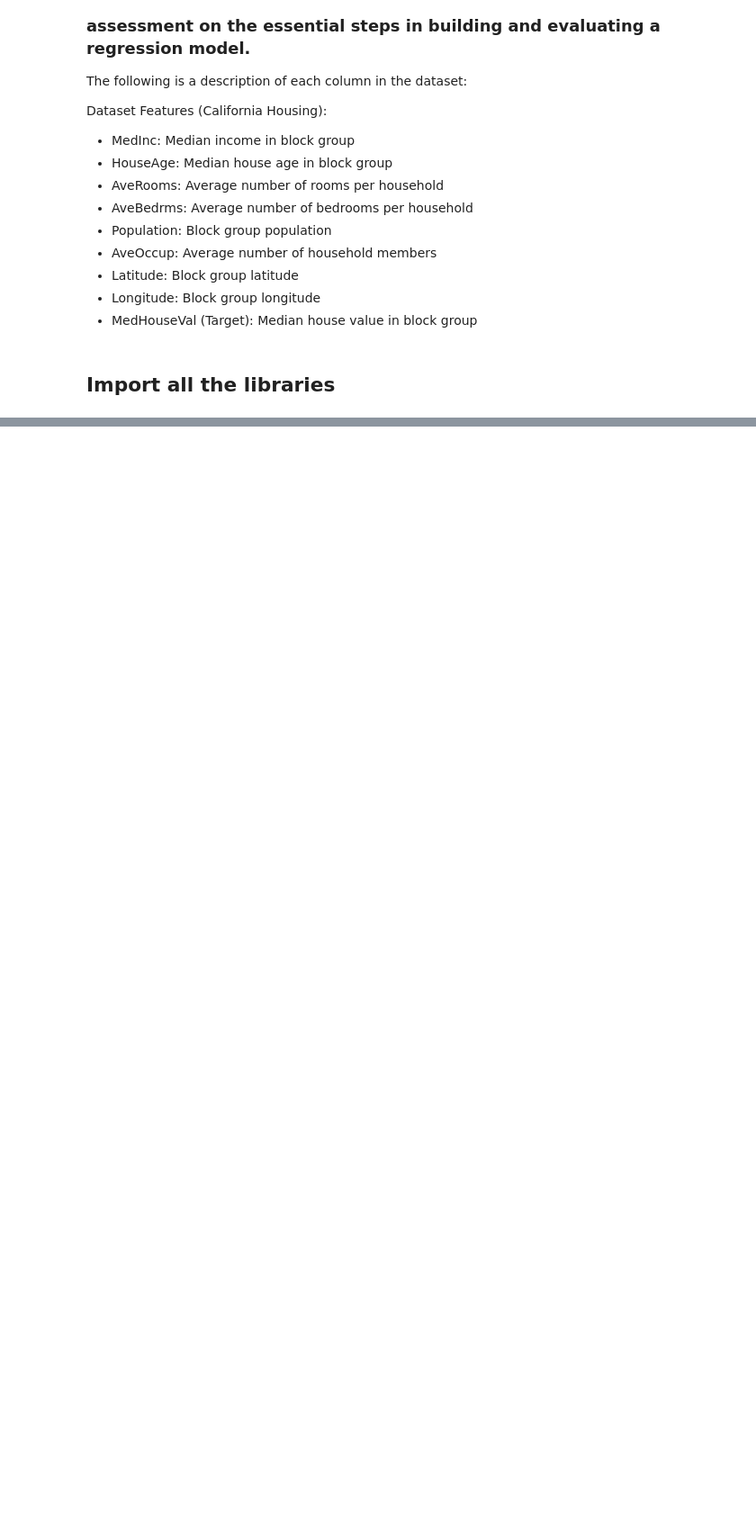
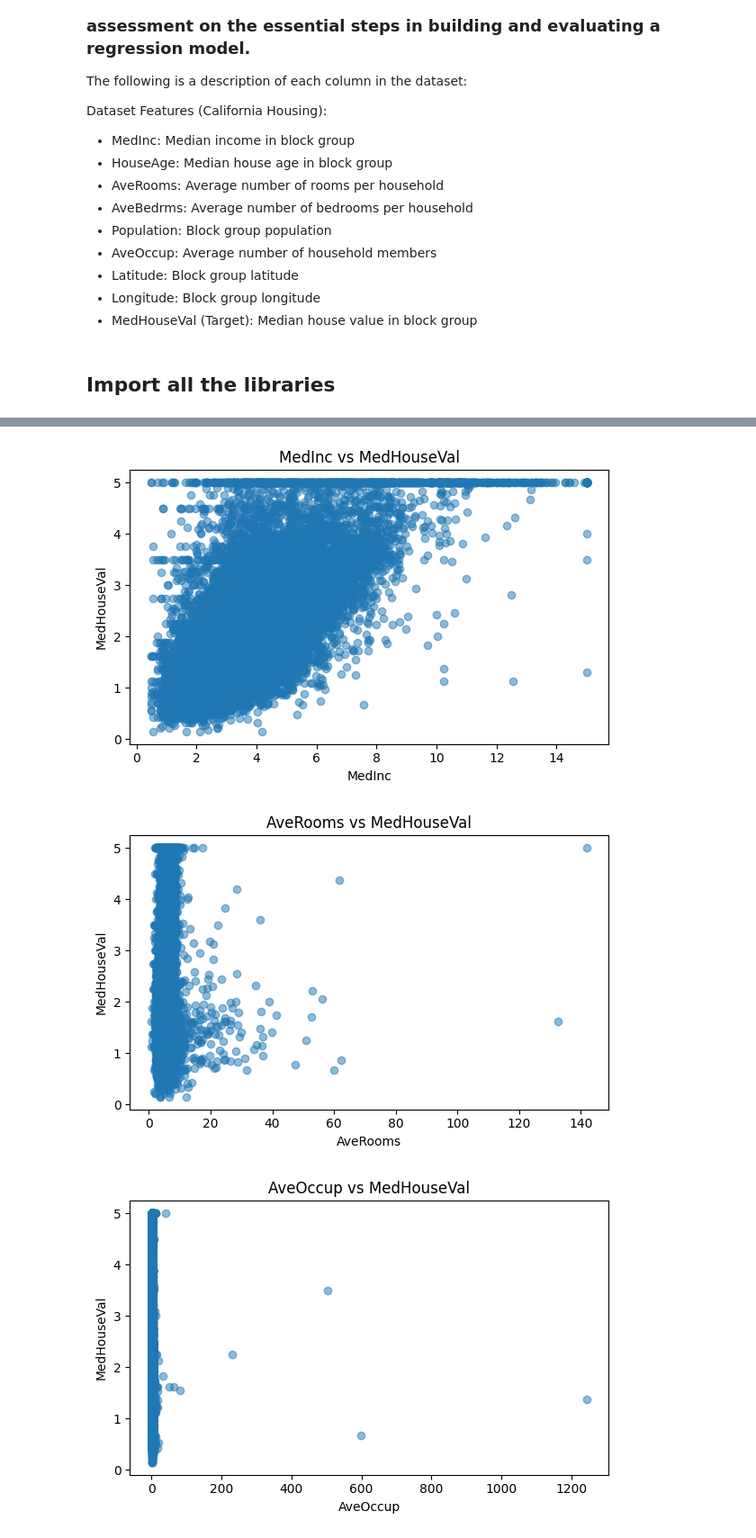
Before and after one commit to Afnanmadi/Assignments, a Jupyter notebook: lesson6/Lesson_6_ml_basic_assignment.ipynb, the cells around one changed output, grey strips where cells are left out. Shown at 90% size. Saved outputs shown, nothing was run; the diff lists cells and outputs as text; code cells hidden in the pictures; blank space fills up the shorter version.

```diff
--- a/lesson6/Lesson_6_ml_basic_assignment.ipynb
+++ b/lesson6/Lesson_6_ml_basic_assignment.ipynb
@@ -142,0 +105,19 @@ from sklearn.metrics import mean_squared_error, r2_score
+# %%
+#Create a function to automate scatter plots for all features vs MedHouseVal.
+def plot_feature_vs_target(dataframe, features, target='MedHouseVal'):
+    for feature in features:
+        plt.figure(figsize=(6, 4))
+        plt.scatter(dataframe[feature], dataframe[target], alpha=0.5)
+        plt.title(f'{feature} vs {target}')
+        plt.xlabel(feature)
+        plt.ylabel(target)
+        plt.tight_layout()
+        plt.show()
+# %%
+#Use the function to visualize the relationships between multiple features and the target variable.
+features_to_plot = ['MedInc', 'AveRooms', 'AveOccup', 'HouseAge']
+plot_feature_vs_target(df, features_to_plot)
+# %% [output]
+[figure, added]
+[figure, added]
+[figure, added]
```
Also changed, not shown: parts of 19 cells of this notebook.
